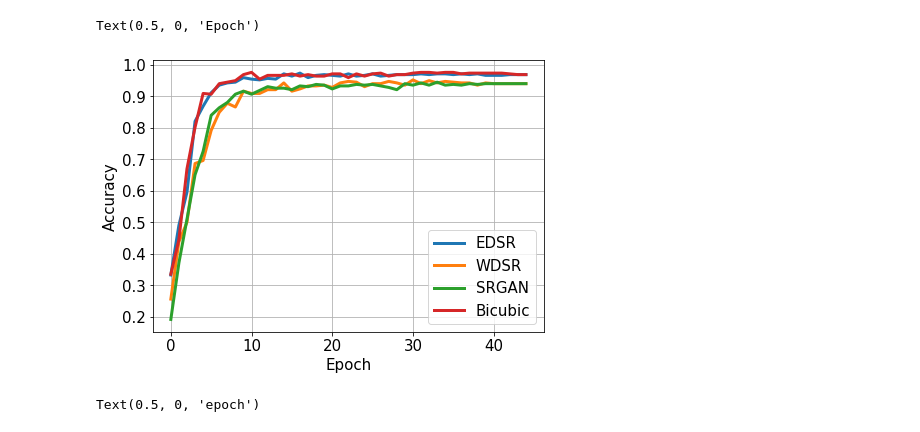
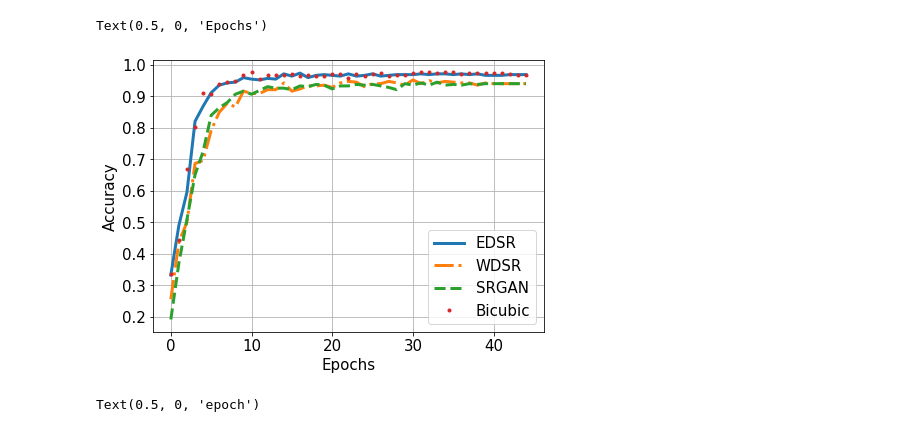
Before and after one commit to hrishi508/low-res-face-recognition, a Jupyter notebook: Results/24x24/Untitled.ipynb, the cells around one changed output. Cells and saved outputs as stored; diff of their text form; code cells hidden in the pictures.

```diff
--- a/Results/24x24/Untitled.ipynb
+++ b/Results/24x24/Untitled.ipynb
@@ -24,18 +24,18 @@ with open('bicubic/val_acc.txt', 'r') as f:
 # %%
 plt.rcParams.update({'font.size': 15}) ## 20
 plt.figure(figsize=(7, 5)) ## (10, 6)
 plt.subplot(1, 1, 1)
 plt.grid()
-plt.plot(edsracc, label='EDSR', linewidth=3)
-plt.plot(wdsracc, label='WDSR', linewidth=3)
-plt.plot(srganacc, label='SRGAN', linewidth=3)
-plt.plot(bicubicacc, label='Bicubic', linewidth=3)
+plt.plot(edsracc,label='EDSR', linewidth=3, )
+plt.plot(wdsracc,'-.',label='WDSR', linewidth=3)
+plt.plot(srganacc,'--',label='SRGAN', linewidth=3)
+plt.plot(bicubicacc,'.',label='Bicubic', linewidth=3)
 plt.legend(loc='best', fontsize = 15) ## 20
 plt.ylabel('Accuracy', fontsize = 15)  ## 20
-plt.xlabel('Epoch', fontsize = 15) ## 20
+plt.xlabel('Epochs', fontsize = 15) ## 20
 # %% [output]
-Text(0.5, 0, 'Epoch')
+Text(0.5, 0, 'Epochs')
-[figure, old version]
+[figure, new version]
 # %%
 edsracc = []
 with open('edsr/val_loss.txt', 'r') as f:
```
Also changed, not shown: 2 other files.
